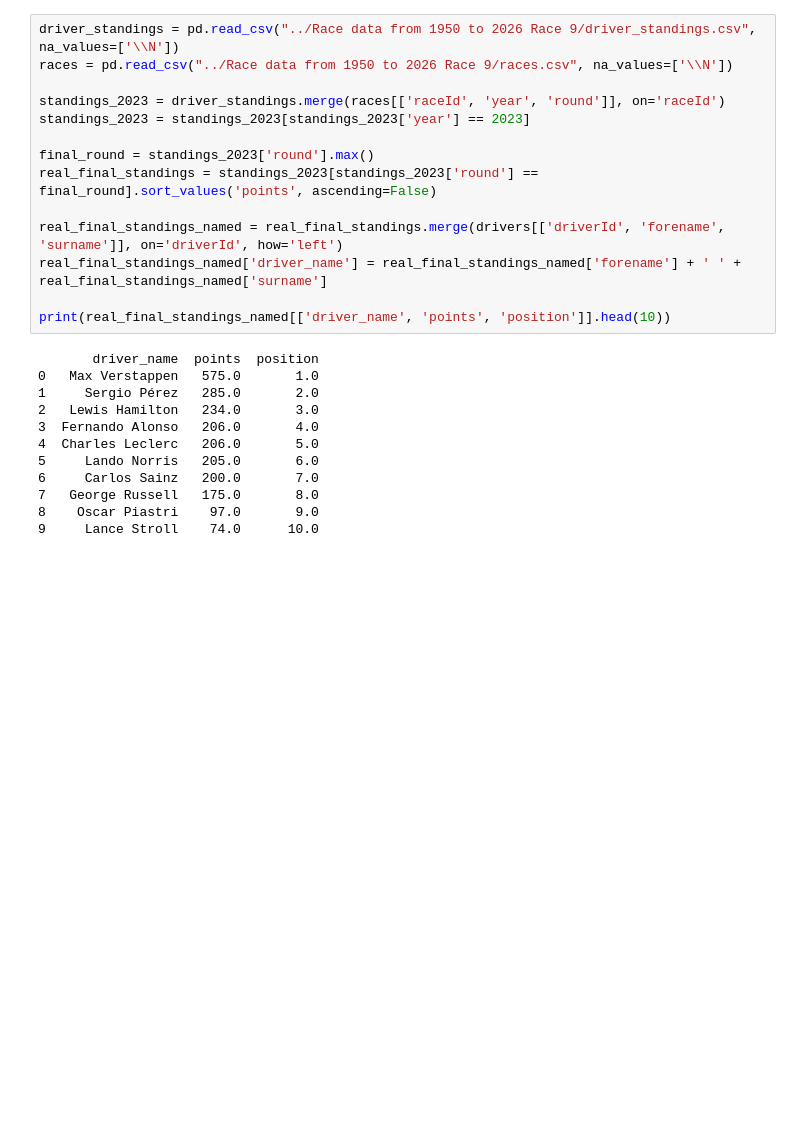
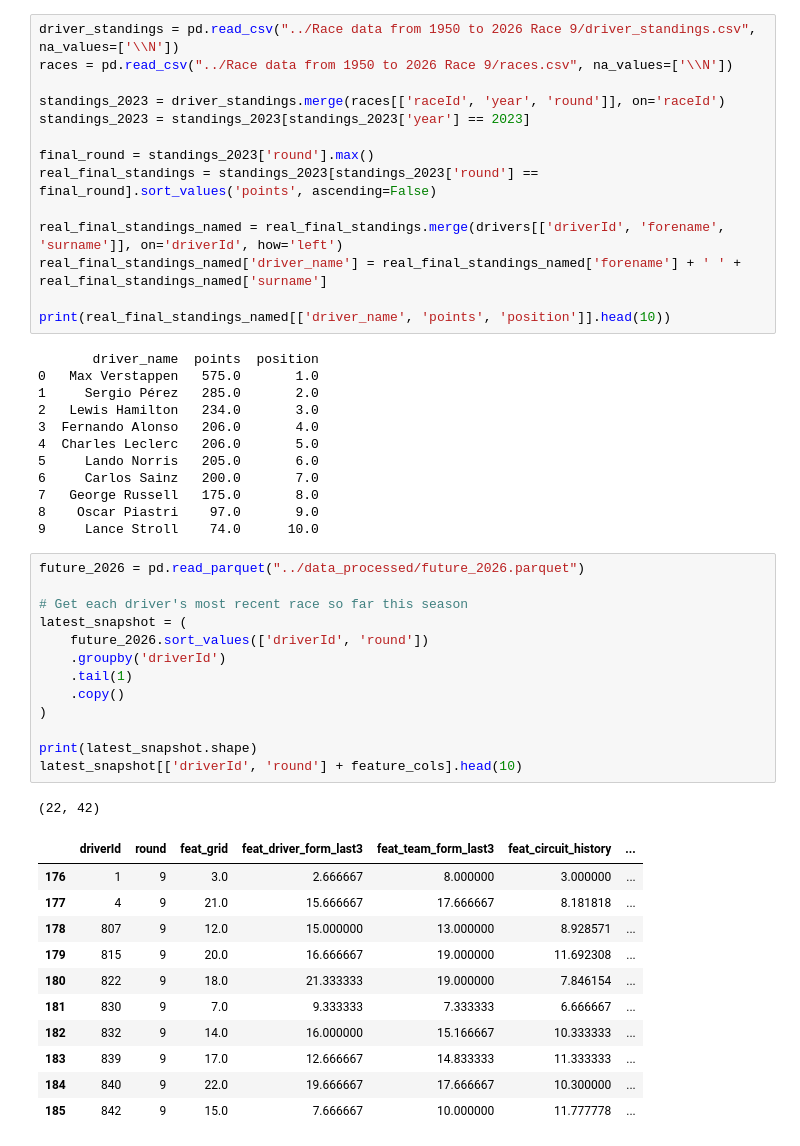
Before and after one commit to mariiamyahiia/F1-race-predictor, a Jupyter notebook: notebooks/04_championship_simulation.ipynb, the cells around one changed output. Saved outputs shown, nothing was run; the diff lists cells and outputs as text; blank space fills up the shorter version.

```diff
--- a/notebooks/04_championship_simulation.ipynb
+++ b/notebooks/04_championship_simulation.ipynb
@@ -136,3 +136,29 @@ print(real_final_standings_named[['driver_name', 'points', 'position']].head(10)
 7   George Russell   175.0       8.0
 8    Oscar Piastri    97.0       9.0
 9     Lance Stroll    74.0      10.0
+# %%
+future_2026 = pd.read_parquet("../data_processed/future_2026.parquet")
+
+# Get each driver's most recent race so far this season
+latest_snapshot = (
+    future_2026.sort_values(['driverId', 'round'])
+    .groupby('driverId')
+    .tail(1)
+    .copy()
+)
+
+print(latest_snapshot.shape)
+latest_snapshot[['driverId', 'round'] + feature_cols].head(10)
+# %% [output]
+(22, 42)
+|  | driverId | round | feat_grid | feat_driver_form_last3 | feat_team_form_last3 | feat_circuit_history | ... |
+| 176 | 1 | 9 | 3.0 | 2.666667 | 8.000000 | 3.000000 | ... |
+| 177 | 4 | 9 | 21.0 | 15.666667 | 17.666667 | 8.181818 | ... |
+| 178 | 807 | 9 | 12.0 | 15.000000 | 13.000000 | 8.928571 | ... |
+| 179 | 815 | 9 | 20.0 | 16.666667 | 19.000000 | 11.692308 | ... |
+| 180 | 822 | 9 | 18.0 | 21.333333 | 19.000000 | 7.846154 | ... |
+| 181 | 830 | 9 | 7.0 | 9.333333 | 7.333333 | 6.666667 | ... |
+| 182 | 832 | 9 | 14.0 | 16.000000 | 15.166667 | 10.333333 | ... |
+| 183 | 839 | 9 | 17.0 | 12.666667 | 14.833333 | 11.333333 | ... |
+| 184 | 840 | 9 | 22.0 | 19.666667 | 17.666667 | 10.300000 | ... |
+| 185 | 842 | 9 | 15.0 | 7.666667 | 10.000000 | 11.777778 | ... |
```
Also changed, not shown: parts of 6 cells of this notebook, 1 other file.
